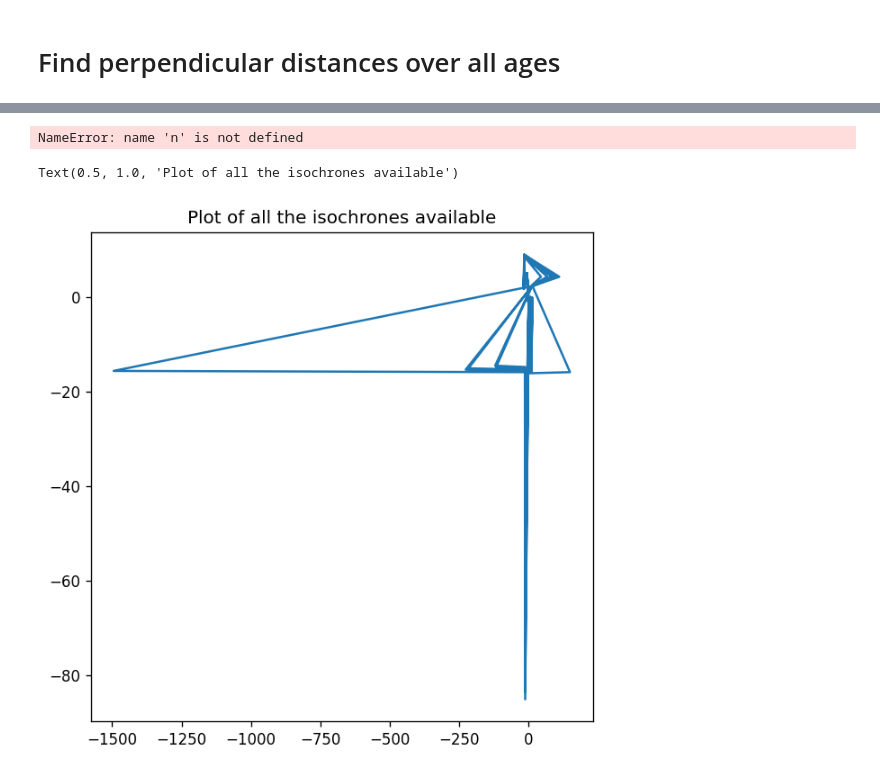
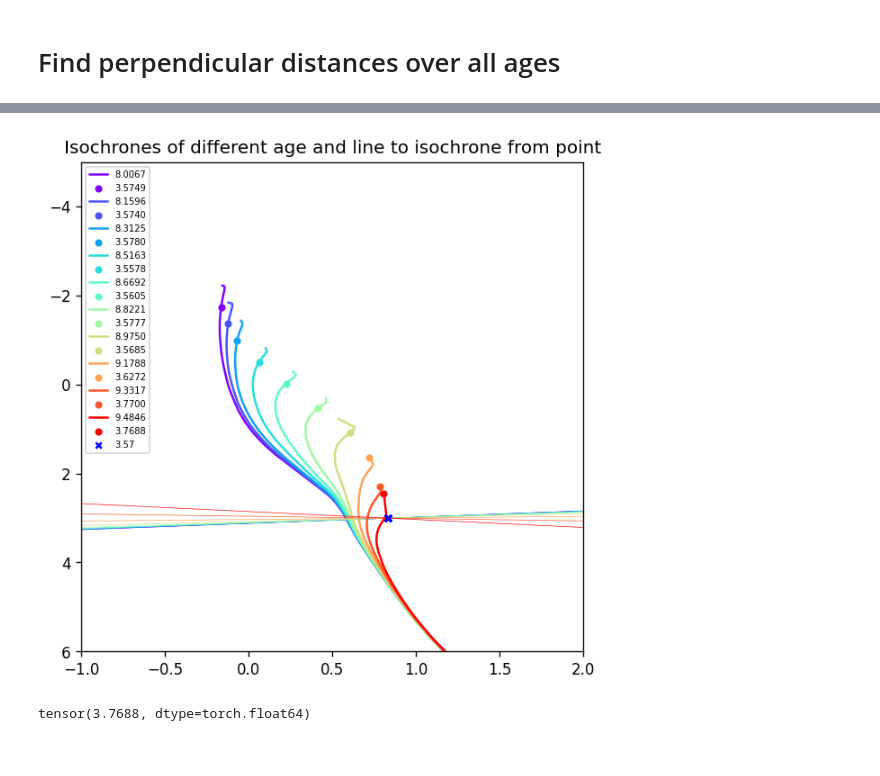
Before and after one commit to ocallam6/VaeStar, a Jupyter notebook: dist_fun_of_age.ipynb, the cells around one changed output, grey strips where cells are left out. Cells and saved outputs as stored; diff of their text form; code cells hidden in the pictures.

```diff
--- a/dist_fun_of_age.ipynb
+++ b/dist_fun_of_age.ipynb
@@ -135,12 +153,14 @@ perpendicular_dist(1,6)
 # %%
 log_l=[]
 isocs=[]
+idxs=[]
 massgrid = 10*np.linspace(np.log10(0.1),np.log10(10), 1000)
-logagegrid = np.linspace(5,10.3,105)
+logagegrid = np.linspace(8,9.5,10)
 for age in logagegrid:
-    output=perpendicular_dist(100,age)
+    output=perpendicular_dist(20,age)
     log_l.append(output[0])
     isocs.append(output[1])
+    idxs.append(output[2])
 # %%
 log_l
 # %% [output]
@@ -167,20 +180,41 @@ def isoc_column_index(name):
         return np.where(np.array(x_columns)==name)[0][0]
     else:
         return np.where(np.array(isoc_columns)==name)[0][0]
-# %%
-isochrone[column_index('Gaia_G_EDR3')-n]
-# %% [output]
-NameError: name 'n' is not defined
-# %%
-fig = plt.figure(figsize=(6, 6), dpi=120)
-n=len(x_columns)
-isochrone = stacked_isochrones[0]
-
-plt.plot(isochrone[column_index('Gaia_BP_EDR3')-n]-isochrone[column_index('Gaia_RP_EDR3')-n], isochrone[column_index('Gaia_G_EDR3')-n])
-
-
-
-plt.title('Plot of all the isochrones available')
-# %% [output]
-Text(0.5, 1.0, 'Plot of all the isochrones available')
-[figure, removed]
+# %%
+fig = plt.figure(figsize=(6, 6), dpi=120)
+n=len(x_columns)
+list_logg=[]
+p_slopes=[]
+from matplotlib.pyplot import cm
+color = iter(cm.rainbow(np.linspace(0, 1, len(isocs))))
+
+for i in range(len(isocs)):
+    logg=isocs[i][0,:,column_index('logg_gspphot')][0]
+
+    c=next(color)
+    isochrone=isocs[i]
+    plt.plot(isochrone[0,:,column_index('Gaia_BP_EDR3')]-isochrone[0,:,column_index('Gaia_RP_EDR3')], isochrone[0,:,column_index('Gaia_G_EDR3')],label="%.4f" % float(isochrone[0,:,column_index('logage')][1]),c=c)
+    idx=find_nearest(isochrone[0,:,column_index('logg')].nan_to_num(torch.inf),float(logg))[1]
+    p_slopes.append(isochrone[0,idxs[i],column_index('p_slopes')])
+    plt.axline((isochrone[0,:,column_index('bp_rp')][0],isochrone[0,:,column_index('G')][0]), slope=p_slopes[i], linewidth=0.4, c=c)
+    plt.scatter(isochrone[0,int(idx),column_index('BPRP')],isochrone[0,int(idx),column_index('Gaia_G_EDR3')],s=15,marker='o',zorder=10,label="%.4f" % float(isochrone[0,int(idx),column_index('logg')]),color=c)
+
+
+
+plt.scatter(isochrone[0,:,column_index('bp_rp')],isochrone[0,:,column_index('G')],s=15,marker='x',zorder=10,color='b',label="%.2f" % float(isochrone[0,:,column_index('logg_gspphot')][1]))
+
+
+plt.title('Isochrones of different age and line to isochrone from point')
+plt.ylim(6, -5)
+plt.xlim(-1,2)
+plt.legend(loc=2, prop={'size': 6})
+plt.show()
+# %% [output]
+[figure, added]
+# %%
+find_nearest(isochrone[0,:,column_index('logg')].nan_to_num(torch.inf),float(logg))
+idx=find_nearest(isochrone[0,:,column_index('logg')].nan_to_num(torch.inf),float(logg))[1]
+idx
+isochrone[0,int(idx),column_index('logg')]
+# %% [output]
+tensor(3.7688, dtype=torch.float64)
```
Also changed, not shown: parts of 21 cells of this notebook, 2 other files.
